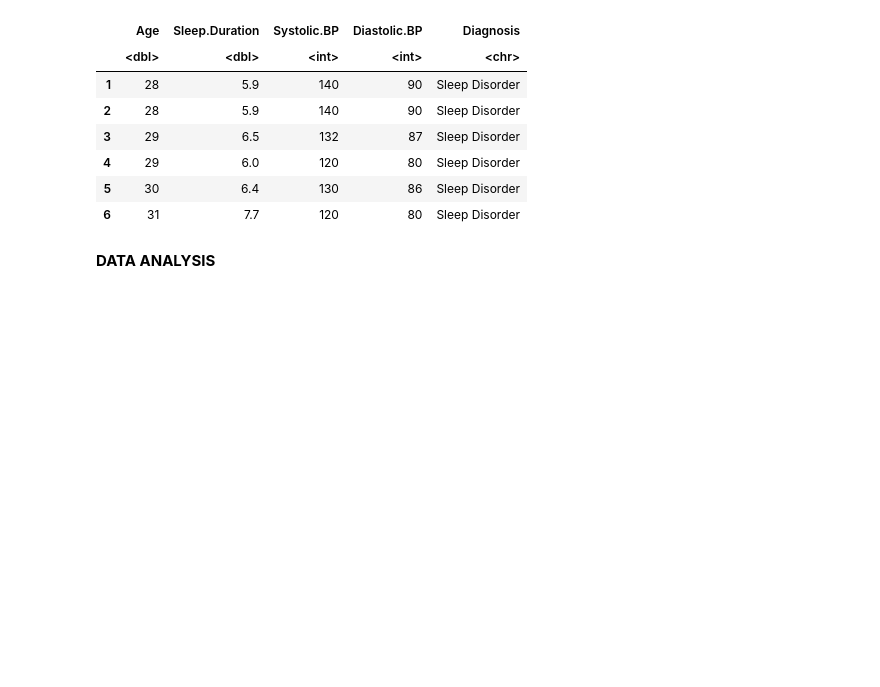
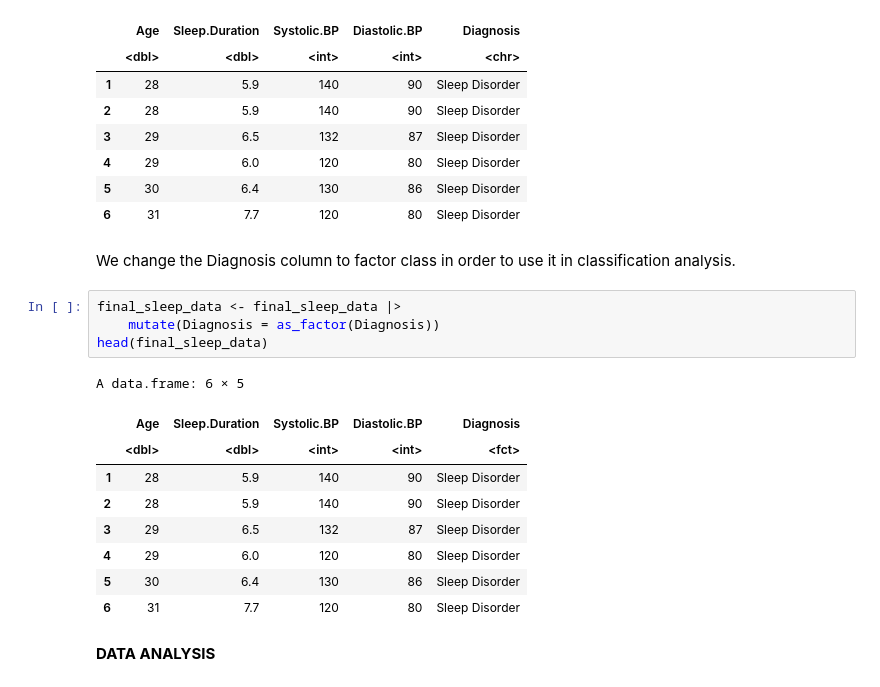
Before and after one commit to hlu10/group-18-dsci100, a Jupyter notebook: project_report.ipynb, the cells around one changed output. Cells and saved outputs as stored; diff of their text form; blank space fills up the shorter version.

```diff
--- a/project_report.ipynb
+++ b/project_report.ipynb
@@ -199,6 +199,22 @@ A data.frame: 6 × 5
 | 4 | 29 | 6.0 | 120 | 80 | Sleep Disorder |
 | 5 | 30 | 6.4 | 130 | 86 | Sleep Disorder |
 | 6 | 31 | 7.7 | 120 | 80 | Sleep Disorder |
+# %% [markdown]
+We change the Diagnosis column to factor class in order to use it in classification analysis.
+# %%
+final_sleep_data <- final_sleep_data |>
+    mutate(Diagnosis = as_factor(Diagnosis))
+head(final_sleep_data)
+# %% [output]
+A data.frame: 6 × 5
+|  | Age | Sleep.Duration | Systolic.BP | Diastolic.BP | Diagnosis |
+|  | <dbl> | <dbl> | <int> | <int> | <fct> |
+| 1 | 28 | 5.9 | 140 | 90 | Sleep Disorder |
+| 2 | 28 | 5.9 | 140 | 90 | Sleep Disorder |
+| 3 | 29 | 6.5 | 132 | 87 | Sleep Disorder |
+| 4 | 29 | 6.0 | 120 | 80 | Sleep Disorder |
+| 5 | 30 | 6.4 | 130 | 86 | Sleep Disorder |
+| 6 | 31 | 7.7 | 120 | 80 | Sleep Disorder |
 # %% [markdown]
 **DATA ANALYSIS**
 # %% [markdown]
```
Also changed, not shown: parts of 7 cells of this notebook.
